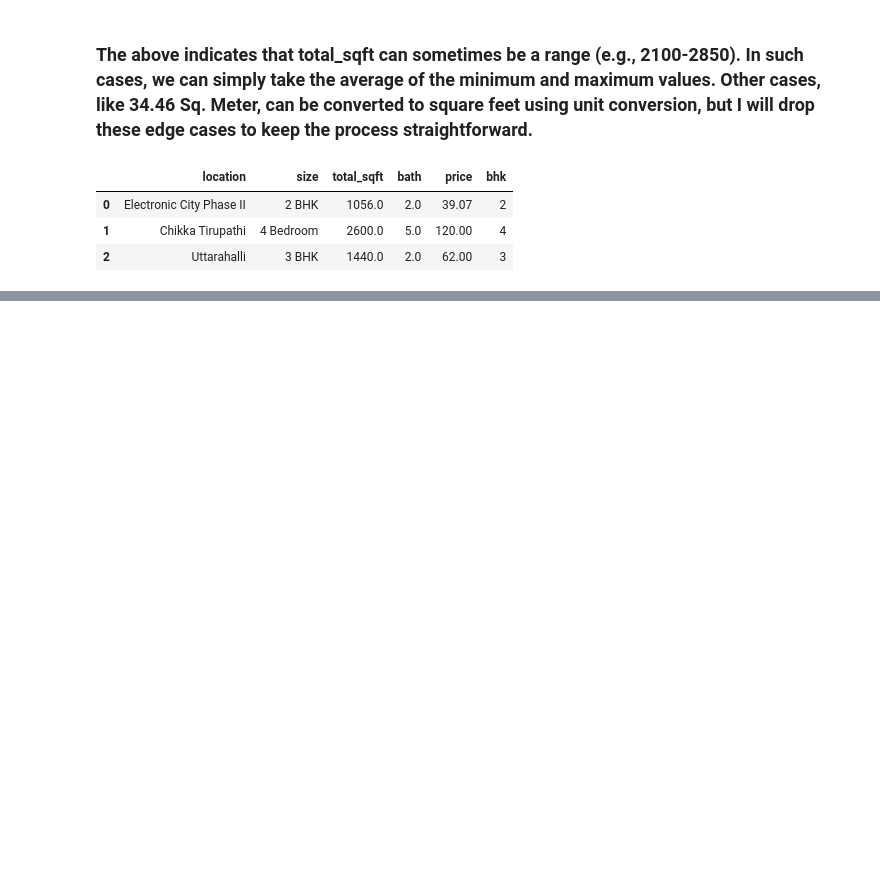
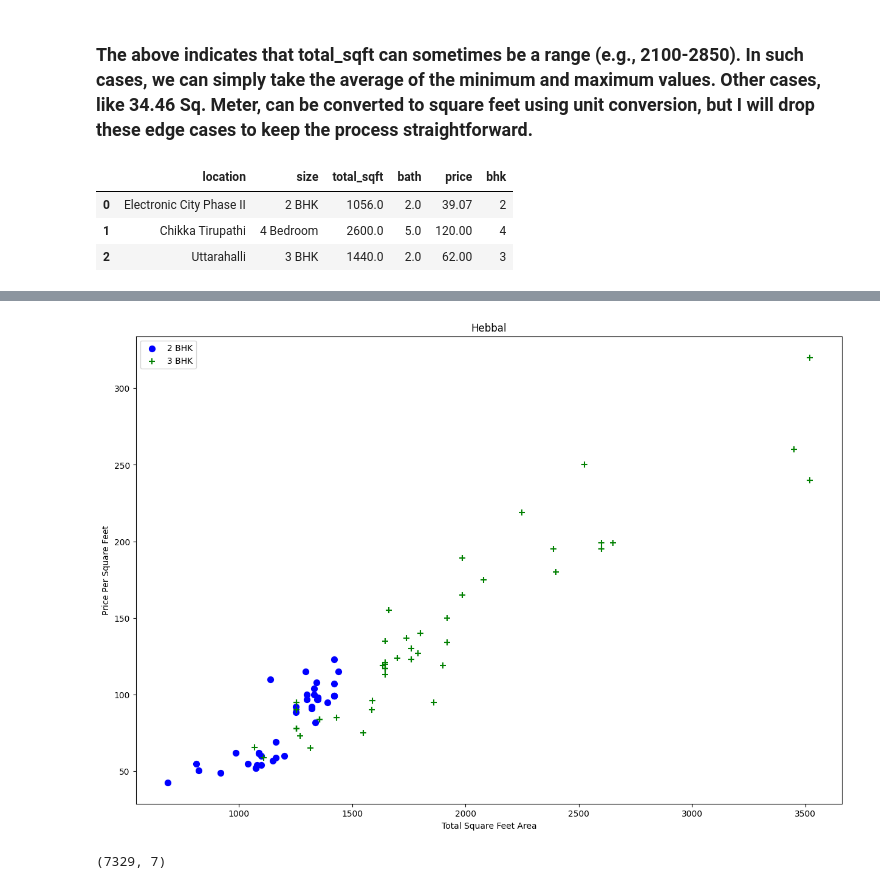
Before and after one commit to AditChheda/Machine-Learning, a Jupyter notebook: Project_1_RealEstatePricePrediction/real_estate_price_prediction.ipynb, the cells around one changed output, grey strips where cells are left out. Saved outputs shown, nothing was run; the diff lists cells and outputs as text; code cells hidden in the pictures; blank space fills up the shorter version.

```diff
--- a/Project_1_RealEstatePricePrediction/real_estate_price_prediction.ipynb
+++ b/Project_1_RealEstatePricePrediction/real_estate_price_prediction.ipynb
@@ -169,0 +267,4 @@ df4.head(3)
+# %%
+plot_scatter_chart(df7, 'Hebbal')
+# %% [output]
+[figure, added]
@@ -169,0 +287,5 @@ df4.head(3)
+# %%
+df8 = remove_bhk_outliers(df7)
+df8.shape
+# %% [output]
+(7329, 7)
```
Also changed, not shown: parts of 28 cells of this notebook.
